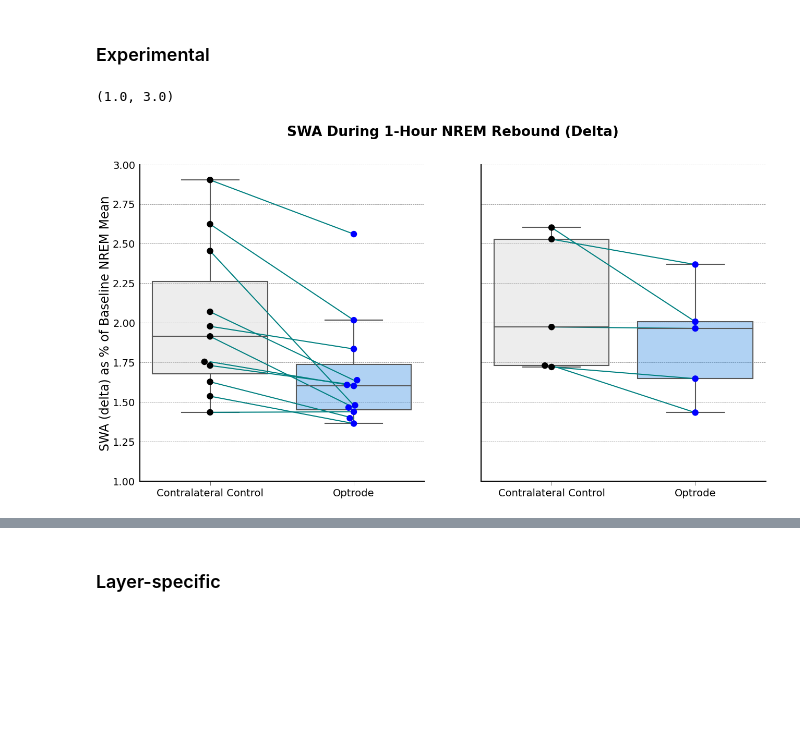
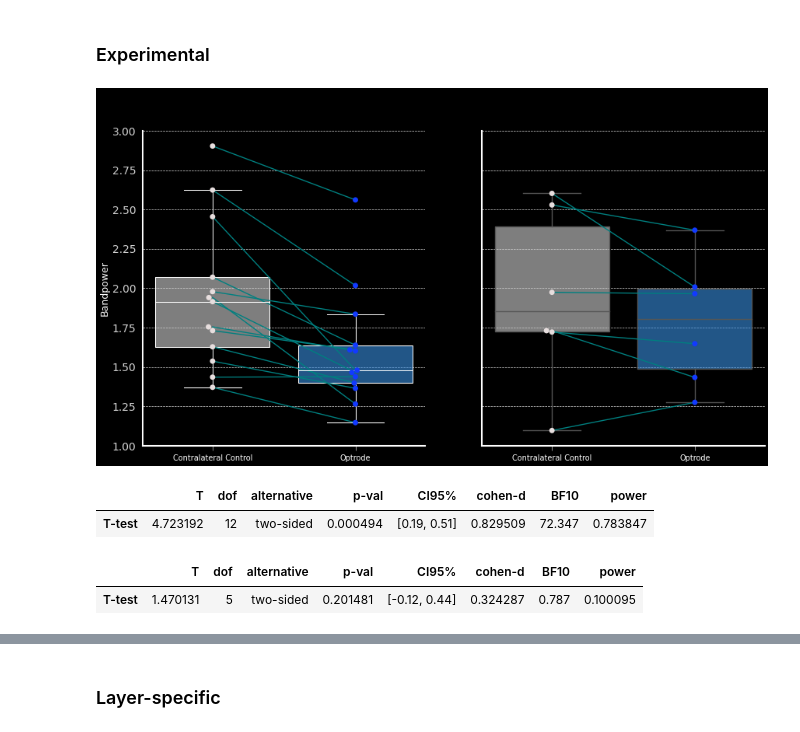
Before and after one commit to kortdriessen/acr, a Jupyter notebook: pub/swa_figs.ipynb, the cells around one changed output, grey strips where cells are left out. Saved outputs shown, nothing was run; the diff lists cells and outputs as text; code cells hidden in the pictures; blank space fills up the shorter version.

```diff
--- a/pub/swa_figs.ipynb
+++ b/pub/swa_figs.ipynb
@@ -59,4 +57,8 @@ for sub in swi_subs_exps:
         clean_chans = chans[sub][exp]
         clean_sub_exp = sd_df.filter(pl.col('subject') == sub).filter(pl.col('exp') == exp).filter(pl.col('channel').is_in(clean_chans))
         sd_df_clean = pl.concat([sd_df_clean, clean_sub_exp])
+# %%
+sd_exp_som = sd_df_clean.filter(pl.col('Band')=='delta').filter(pl.col('state')=='Wake-Good').filter(pl.col('exp_type') == ('som')) # only delta, wake, and experimental animals
+sd_exp_means_som = sd_exp_som.groupby(['subject', 'exp', 'store']).mean().sort('Bandpower')
+sd_exp_means_som = sd_exp_means_som.with_columns(exp_alias=pl.when(pl.col('exp')=='swi2').then('swi').otherwise(pl.col('exp')))
 # %%
@@ -65,0 +68,2 @@ sd_exp_means = sd_exp_means.with_columns(exp_alias=pl.when(pl.col('exp')=='swi2'
+# %%
+sd_exp_means = pl.concat([sd_exp_means_som, sd_exp_means_acr])
@@ -71,17 +76,17 @@ for subject in sd_dex_means.expmt('swi2').subject.unique():
     sd_dex_means.loc[(sd_dex_means.subject == subject) & (sd_dex_means['exp'] == 'swi2'), 'subject'] = f'ACR_{new_sub}'
     new_sub += 1
 # %%
-f, ax = plt.subplots(1, 2, figsize=(30, 15), sharey=True)
+f, ax = plt.subplots(1, 2, figsize=(18, 15), sharey=True)
 
 
 # OFF-INDUCTION
-sns.boxplot(data=sd_dex_means.exp_als('swi'), x='store', y='Bandpower', order=['NNXr', 'NNXo'], palette=['lightgray', 'dodgerblue'], fliersize=0, ax=ax[0])
+sns.boxplot(data=sd_dex_means.exp_als(), x='store', y='Bandpower', order=['NNXr', 'NNXo'], palette=['lightgray', 'dodgerblue'], fliersize=0, ax=ax[0])
 for patch in ax[0].patches:
     r, g, b, a = patch.get_facecolor()
     patch.set_facecolor((r, g, b, .4))
 
-sns.swarmplot(data=sd_dex_means.exp_als('swi'), x='store', y='Bandpower', order=['NNXr', 'NNXo'], palette=['black', 'blue'], marker='o', size=18, ax=ax[0])
-sns.lineplot(data=sd_dex_means.exp_als('swi'), x='store', y='Bandpower', units='subject', estimator=None, color='teal', ax=ax[0], linewidth=3)
+sns.swarmplot(data=sd_dex_means.exp_als(), x='store', y='Bandpower', order=['NNXr', 'NNXo'], palette=['black', 'blue'], marker='o', size=18, ax=ax[0])
+sns.lineplot(data=sd_dex_means.exp_als(), x='store', y='Bandpower', units='subject', estimator=None, color='teal', ax=ax[0], linewidth=3)
 
 ax[0].set_xticklabels(['Contralateral Control', 'Optrode'])
 ax[0].set_xlabel('')
@@ -89,13 +94,13 @@ ax[0].set_xlabel('')
 ax[0].set_ylabel('SWA (delta) as % of Baseline NREM Mean')
 
 # SINUSOIDAL
-sns.boxplot(data=sd_dex_means.exp_als('swisin'), x='store', y='Bandpower', order=['NNXr', 'NNXo'], palette=['lightgray', 'dodgerblue'], fliersize=0, ax=ax[1])
+sns.boxplot(data=sd_dex_means.exp_als(), x='store', y='Bandpower', order=['NNXr', 'NNXo'], palette=['lightgray', 'dodgerblue'], fliersize=0, ax=ax[1])
 for patch in ax[1].patches:
     r, g, b, a = patch.get_facecolor()
     patch.set_facecolor((r, g, b, .4))
 
-sns.swarmplot(data=sd_dex_means.exp_als('swisin'), x='store', y='Bandpower', order=['NNXr', 'NNXo'], palette=['black', 'blue'], marker='o', size=18, ax=ax[1])
-sns.lineplot(data=sd_dex_means.exp_als('swisin'), x='store', y='Bandpower', units='subject', estimator=None, color='teal', ax=ax[1], linewidth=3)
+sns.swarmplot(data=sd_dex_means.exp_als(), x='store', y='Bandpower', order=['NNXr', 'NNXo'], palette=['black', 'blue'], marker='o', size=18, ax=ax[1])
+sns.lineplot(data=sd_dex_means.exp_als(), x='store', y='Bandpower', units='subject', estimator=None, color='teal', ax=ax[1], linewidth=3)
 
 ax[1].set_xticklabels(['Contralateral Control', 'Optrode'])
 ax[1].set_xlabel('')
@@ -148,45 +307,56 @@ delta_exp_means['sub_alias'] = sub_array
 for subject in delta_exp_means.expmt('swi2').subject.unique():
     delta_exp_means.loc[(delta_exp_means.subject == subject) & (delta_exp_means['exp'] == 'swi2'), 'sub_alias'] = f'{subject}_b'
 # %%
-f, ax = plt.subplots(1, 2, figsize=(30, 15), sharey=True)
+plt.style.use('fast')
+plt.style.use('/home/kdriessen/gh_master/kdephys/kdephys/plot/acr_plots_dark.mplstyle')
+
+f, ax = plt.subplots(1, 2, figsize=(20, 10), sharey=True)
+
+# OFF-INDUCTION
+ax[0] = sns.boxplot(data=delta_exp_means.exp_als('swi'), x='store', y='Bandpower', order=['NNXr', 'NNXo'], palette=['lightgray', 'dodgerblue'], fliersize=0, ax=ax[0],
+                    medianprops={"color": "white", "linewidth": 1.5},
+                    whiskerprops={"color": "white", "linewidth": 1.5},
+                    capprops={"color": "white", "linewidth": 1.5},
+                    boxprops={"edgecolor": "white", "linewidth": 1.5})
+
+for patch in ax[0].patches:
+    r, g, b, a = patch.get_facecolor()
+    patch.set_facecolor((r, g, b, .6))
+    #patch.set_edgecolor('white')
 
 
-# OFF-INDUCTION
-sns.boxplot(data=delta_exp_means.exp_als('swi'), x='store', y='Bandpower', order=['NNXr', 'NNXo'], palette=['lightgray', 'dodgerblue'], fliersize=0, ax=ax[0])
-for patch in ax[0].patches:
-    r, g, b, a = patch.get_facecolor()
-    patch.set_facecolor((r, g, b, .4))
 
-sns.swarmplot(data=delta_exp_means.exp_als('swi'), x='store', y='Bandpower', order=['NNXr', 'NNXo'], palette=['black', 'blue'], marker='o', size=18, ax=ax[0])
-sns.lineplot(data=delta_exp_means.exp_als('swi'), x='store', y='Bandpower', units='sub_alias', estimator=None, color='teal', ax=ax[0], linewidth=3)
+sns.swarmplot(data=delta_exp_means.exp_als('swi'), x='store', y='Bandpower', order=['NNXr', 'NNXo'], palette=['#e7dede', '#123aff'], marker='o', size=10, ax=ax[0])
+sns.lineplot(data=delta_exp_means.exp_als('swi'), x='store', y='Bandpower', units='sub_alias', estimator=None, color='teal', ax=ax[0], linewidth=2)
 
 ax[0].set_xticklabels(['Contralateral Control', 'Optrode'])
 ax[0].set_xlabel('')
 #ax[0].set_title('OFF-Induction', fontsize=24)
-ax[0].set_ylabel('SWA (delta) as % of Baseline NREM Mean')
+#ax[0].set_ylabel('SWA (delta) as % of Baseline NREM Mean')
 
 # SINUSOIDAL
 sns.boxplot(data=delta_exp_means.exp_als('swisin'), x='store', y='Bandpower', order=['NNXr', 'NNXo'], palette=['lightgray', 'dodgerblue'], fliersize=0, ax=ax[1])
 for patch in ax[1].patches:
     r, g, b, a = patch.get_facecolor()
-    patch.set_facecolor((r, g, b, .4))
+    patch.set_facecolor((r, g, b, .6))
 
-sns.swarmplot(data=delta_exp_means.exp_als('swisin'), x='store', y='Bandpower', order=['NNXr', 'NNXo'], palette=['black', 'blue'], marker='o', size=18, ax=ax[1])
-sns.lineplot(data=delta_exp_means.exp_als('swisin'), x='store', y='Bandpower', units='sub_alias', estimator=None, color='teal', ax=ax[1], linewidth=3)
+sns.swarmplot(data=delta_exp_means.exp_als('swisin'), x='store', y='Bandpower', order=['NNXr', 'NNXo'], palette=['#e7dede', '#123aff'], marker='o', size=10, ax=ax[1])
+sns.lineplot(data=delta_exp_means.exp_als('swisin'), x='store', y='Bandpower', units='sub_alias', estimator=None, color='teal', ax=ax[1], linewidth=2)
 
 ax[1].set_xticklabels(['Contralateral Control', 'Optrode'])
 ax[1].set_xlabel('')
 #ax[1].set_title('Sinusoidal', fontsize=24)
 ax[1].set_ylabel('')
 
 
 # FIGURE-LEVEL
 f.suptitle('SWA During 1-Hour NREM Rebound (Delta)')
 ax[0].set_ylim(1.0, 3.0)
 ax[1].set_ylim(1.0, 3.0)
+
+f.savefig(f'{figs}/swa_reb.png', dpi=600, bbox_inches='tight')
 # %% [output]
-(1.0, 3.0)
-[figure, old version]
+[figure, new version]
 # %%
 # Statistical tests
 # -----------------
@@ -198,6 +368,16 @@ delta_reb_swisin_nnxo = delta_exp_means.loc[delta_exp_means.store=='NNXo'].exp_a
 
 swi_stats = pg.ttest(delta_reb_swi_nnxr, delta_reb_swi_nnxo, paired=True)
 swisin_stats = pg.ttest(delta_reb_swisin_nnxr, delta_reb_swisin_nnxo, paired=True)
+# %%
+swi_stats
+# %% [output]
+|  | T | dof | alternative | p-val | CI95% | cohen-d | BF10 | power |
+| T-test | 4.723192 | 12 | two-sided | 0.000494 | [0.19, 0.51] | 0.829509 | 72.347 | 0.783847 |
+# %%
+swisin_stats
+# %% [output]
+|  | T | dof | alternative | p-val | CI95% | cohen-d | BF10 | power |
+| T-test | 1.470131 | 5 | two-sided | 0.201481 | [-0.12, 0.44] | 0.324287 | 0.787 | 0.100095 |
 # %%
 swi_rels = {}
 for subject in delta_exp_means.exp_als('swi')['sub_alias'].unique():
```
Also changed, not shown: parts of 17 cells of this notebook, 5 other files.
